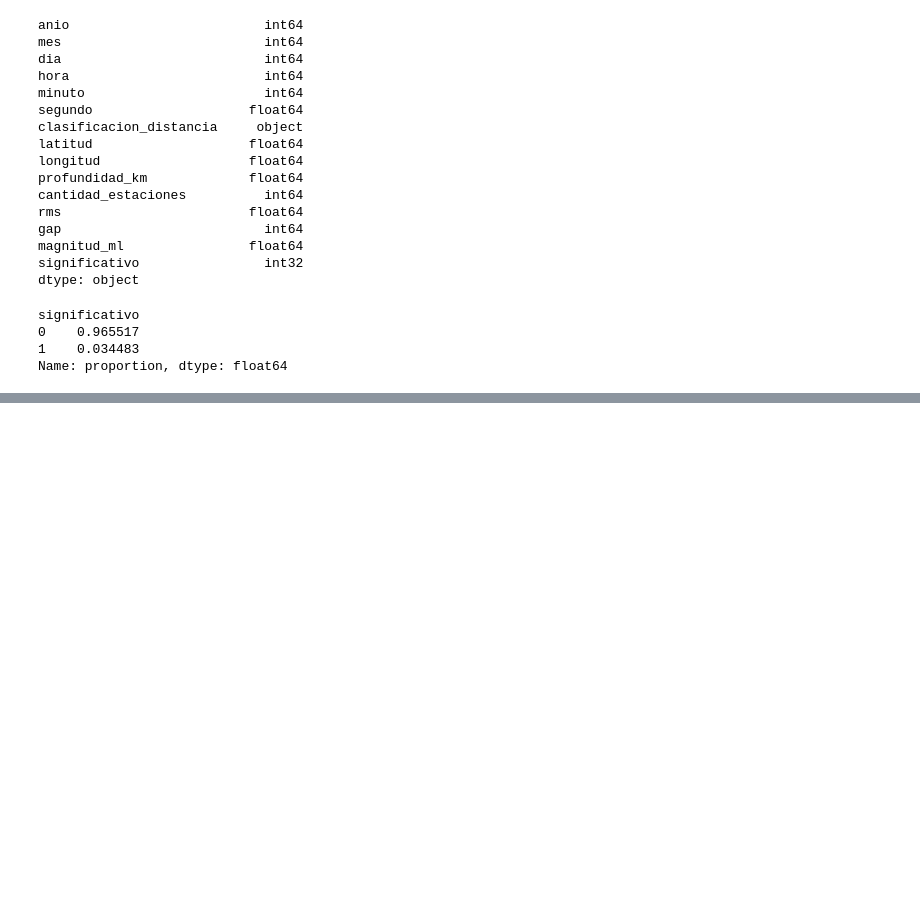
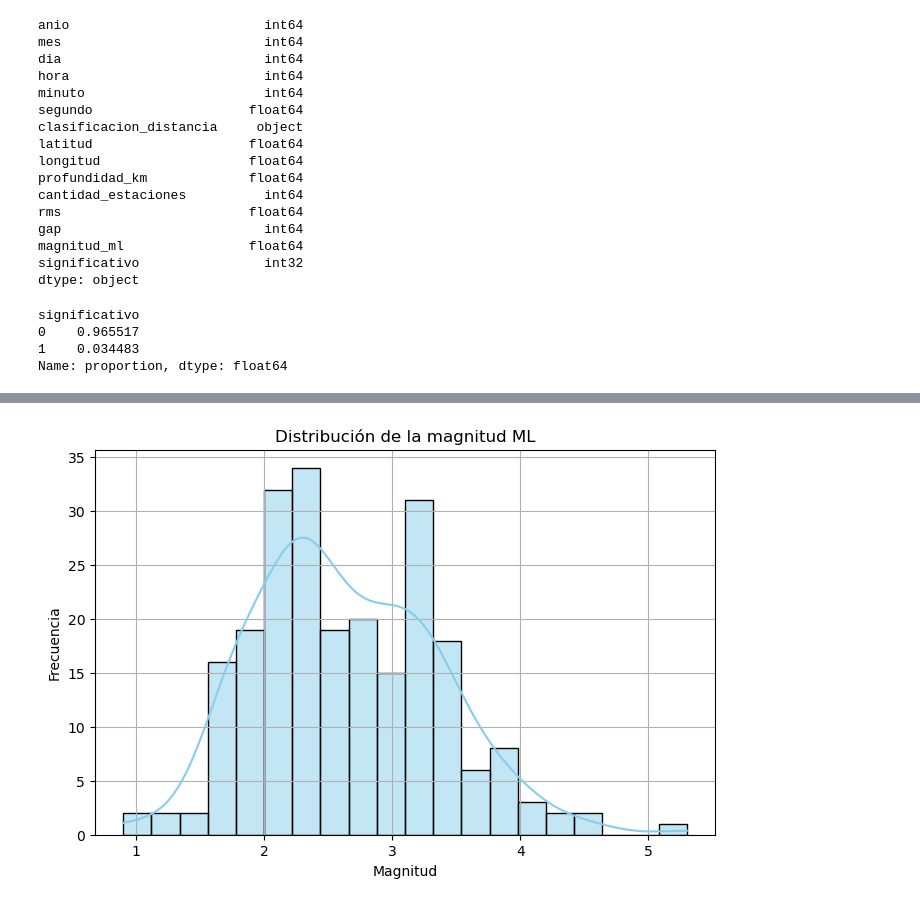
Before and after one commit to Valeria-s-v/sismos-tdf-clasificacion-ML, a Jupyter notebook: notebooks/clasificacion_sismos.ipynb, the cells around one changed output, grey strips where cells are left out. Drawn from its saved outputs; the diff is of its cells as text; code cells hidden in the pictures; blank space fills up the shorter version.

```diff
--- a/notebooks/clasificacion_sismos.ipynb
+++ b/notebooks/clasificacion_sismos.ipynb
@@ -413,0 +219,11 @@ df_pred.to_csv("data/processed/sismos_con_predicciones.csv", index=False)
+# %%
+# Histograma de magnitudes
+plt.figure(figsize=(8, 5))
+sns.histplot(df_raw['magnitud_ml'].dropna(), bins=20, kde=True, color='skyblue')
+plt.title('Distribución de la magnitud ML')
+plt.xlabel('Magnitud')
+plt.ylabel('Frecuencia')
+plt.grid(True)
+plt.show()
+# %% [output]
+[figure, added]
```
Also changed, not shown: parts of 58 cells of this notebook, 2 other files.
